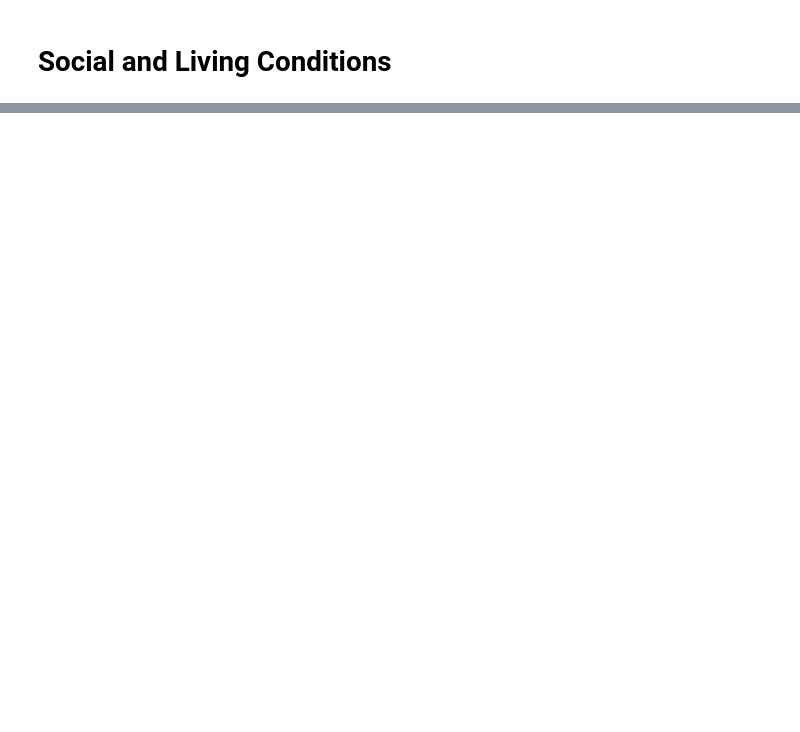
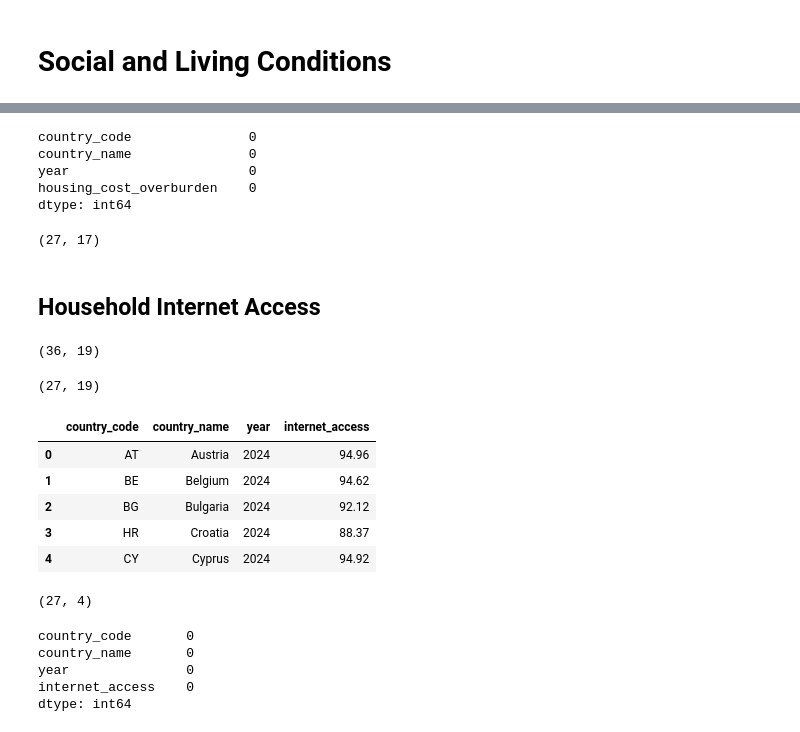
Before and after one commit to eljesam/DAV_Eljesa_Repeat, a Jupyter notebook: Notebooks/EQLI_analysis.ipynb, the cells around one changed output, grey strips where cells are left out. Saved outputs shown, nothing was run; the diff lists cells and outputs as text; code cells hidden in the pictures; blank space fills up the shorter version.

Commit message:
completed the final indicator and merged the data into the msater file

```diff
--- a/Notebooks/EQLI_analysis.ipynb
+++ b/Notebooks/EQLI_analysis.ipynb
@@ -1270,0 +1316,21 @@ eqli_data.to_csv(
+# %%
+housing_clean.isnull().sum()
+# %% [output]
+country_code               0
+country_name               0
+year                       0
+housing_cost_overburden    0
+dtype: int64
+# %%
+eqli_data = pd.merge(
+    eqli_data,
+    housing_clean[
+        ["country_code", "housing_cost_overburden"]
+    ],
+    on="country_code",
+    how="inner"
+)
+
+eqli_data.shape
+# %% [output]
+(27, 17)
@@ -1270,0 +1347,57 @@ eqli_data.to_csv(
+# %% [markdown]
+## Household Internet Access
+# %%
+household_internet_access_2024 = household_internet_access[
+    household_internet_access["TIME_PERIOD"] == 2024
+].copy()
+
+household_internet_access_2024.shape
+# %% [output]
+(36, 19)
+# %%
+household_internet_access_eu27 = household_internet_access_2024[
+    household_internet_access_2024["geo"].isin(eu27)
+].copy()
+
+household_internet_access_eu27.shape
+# %% [output]
+(27, 19)
+# %%
+household_internet_access_clean = household_internet_access_eu27[
+    [
+        "geo",
+        "Geopolitical entity (reporting)",
+        "TIME_PERIOD",
+        "OBS_VALUE"
+    ]
+].copy()
+# %%
+household_internet_access_clean = household_internet_access_clean.rename(columns={
+    "geo": "country_code",
+    "Geopolitical entity (reporting)": "country_name",
+    "TIME_PERIOD": "year",
+    "OBS_VALUE": "internet_access"
+})
+# %%
+household_internet_access_clean = (household_internet_access_clean.sort_values("country_name").reset_index(drop=True))
+
+household_internet_access_clean.head()
+# %% [output]
+|  | country_code | country_name | year | internet_access |
+| 0 | AT | Austria | 2024 | 94.96 |
+| 1 | BE | Belgium | 2024 | 94.62 |
+| 2 | BG | Bulgaria | 2024 | 92.12 |
+| 3 | HR | Croatia | 2024 | 88.37 |
+| 4 | CY | Cyprus | 2024 | 94.92 |
+# %%
+household_internet_access_clean.shape
+# %% [output]
+(27, 4)
+# %%
+household_internet_access_clean.isnull().sum()
+# %% [output]
+country_code       0
+country_name       0
+year               0
+internet_access    0
+dtype: int64
```
Also changed, not shown: parts of 25 cells of this notebook, 4 other files.
